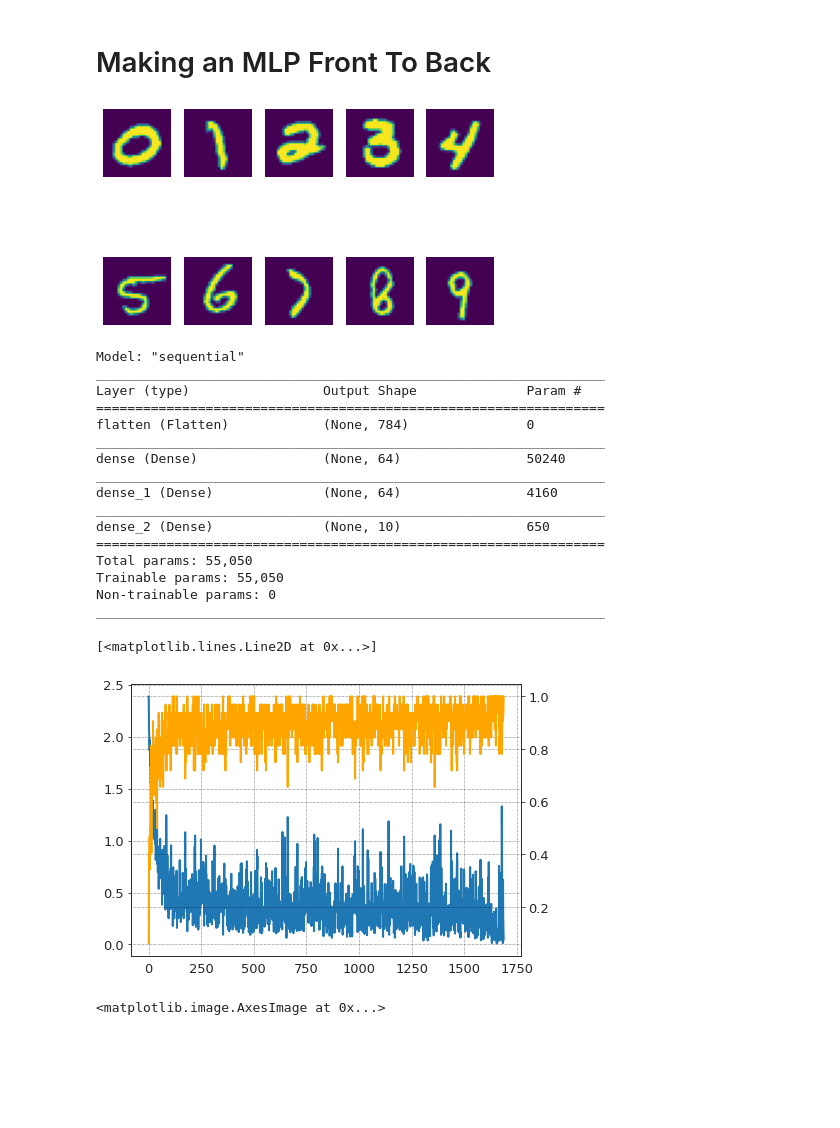
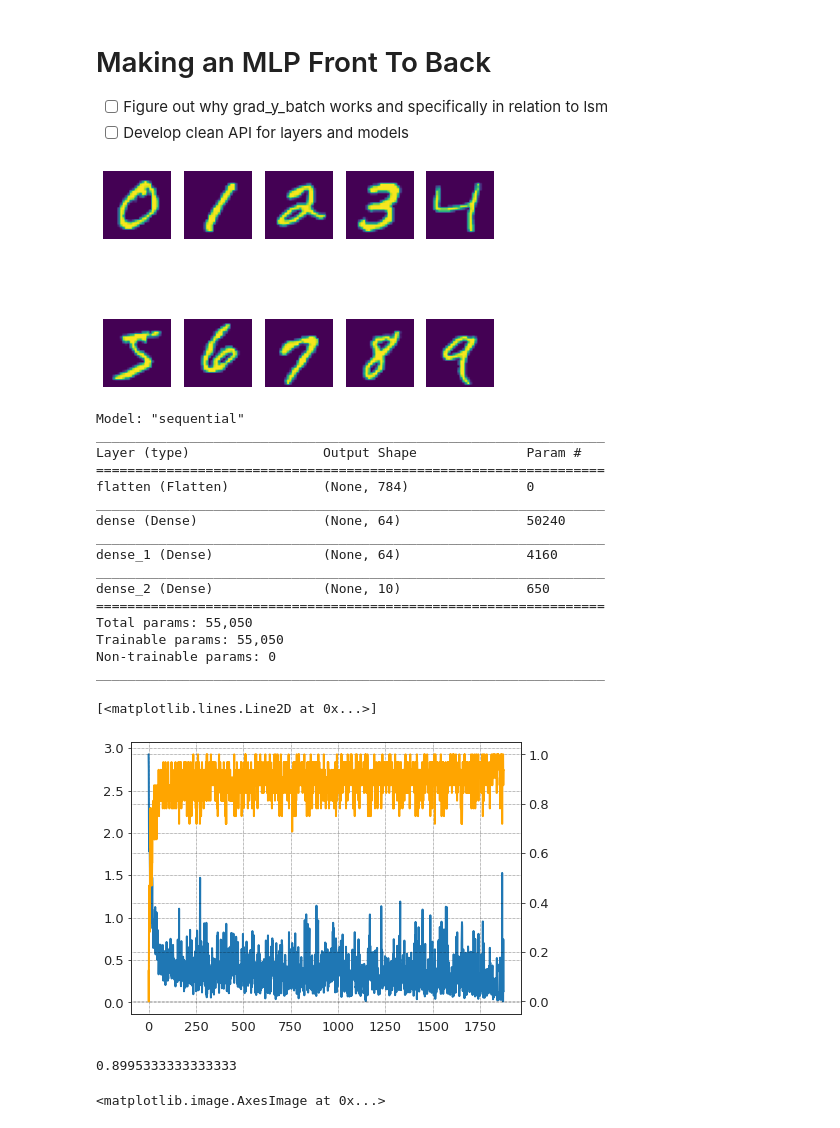
Before and after one commit to derekdhuynh/scratchnn, a Jupyter notebook: notebooks/01_mnist_mlp.ipynb, the cells around one changed output. Drawn from its saved outputs; the diff is of its cells as text; code cells hidden in the pictures; blank space fills up the shorter version.

Commit message:
cleaned code

```diff
--- a/notebooks/01_mnist_mlp.ipynb
+++ b/notebooks/01_mnist_mlp.ipynb
@@ -1,5 +1,8 @@
 # %% [markdown]
 # Making an MLP Front To Back
+
+* [ ] Figure out why grad_y_batch works and specifically in relation to lsm
+* [ ] Develop clean API for layers and models
 # %%
 import numpy as np
 import tqdm
@@ -59,10 +62,8 @@ np.set_printoptions(suppress=True)
 # %%
 # PLotting each of the ten digits
 (X_train, y_train), (X_test, y_test) = keras.datasets.mnist.load_data()
-X_val = X_train[:6000] / 255.
-y_val = y_train[:6000]
-X_train = X_train[6000:] / 255.
-y_train = y_train[6000:]
+X_train = (X_train / 255.).astype(np.float32)
+y_train = y_train
 
 fig, axes = plt.subplots(2, 5)
 axes = axes.ravel()
@@ -77,17 +78,18 @@ for digit, ax in zip(ten_digits, axes):
     ax.axis('off')
     ax.imshow(digit, cmap='viridis')
 # %% [output]
-[figure, old version]
+[figure, new version]
 # %%
 # Writing custom training loop
 K.clear_session()
+tf.random.set_seed(42)
 
 def make_model():
     model = keras.Sequential()
     model.add(keras.layers.Flatten(input_shape=X_train[0].shape))
-    model.add(keras.layers.Dense(64))
-    model.add(keras.layers.Dense(64))
-    model.add(keras.layers.Dense(10, activation='softmax'))
+    model.add(keras.layers.Dense(64, kernel_initializer='he_normal'))
+    model.add(keras.layers.Dense(64, kernel_initializer='he_normal'))
+    model.add(keras.layers.Dense(10, kernel_initializer='he_normal', activation='softmax'))
     return model
 
 # Batching dataset
@@ -114,6 +116,18 @@ optimizer = keras.optimizers.SGD(lr=0.05)
 mean_loss = keras.metrics.Mean()
 acc = keras.metrics.SparseCategoricalAccuracy(name='accuracy')
 
+@tf.function
+def compute_mnist_grad(model, loss_fn, X_batch, y_batch):
+    with tf.GradientTape() as tape:
+        y_pred = model(X_batch, training=True)
+        loss = loss_fn(y_batch, y_pred)
+
+    # finding gradients of loss function w.r.t model weights
+    grad = tape.gradient(loss, model.trainable_weights)
+    optimizer.apply_gradients(zip(grad, model.trainable_weights))
+
+    return loss, y_pred
+
 loss_plot = []
 acc_plot = []
 for epoch in range(1, epochs+1):
@@ -124,57 +138,51 @@ for epoch in range(1, epochs+1):
         desc=f'Epoch {epoch}/{epochs}:',
         total=steps
         )
-
     for X_batch, y_batch in pbar:
-        with tf.GradientTape() as tape:
-            y_pred = model(X_batch, training=True)
-            loss = loss_fn(y_batch, y_pred)
-
-        # finding gradients of loss function w.r.t model weights
-        grad = tape.gradient(loss, model.trainable_weights)
-        optimizer.apply_gradients(zip(grad, model.trainable_weights))
-
+        loss, y_pred = compute_mnist_grad(model, loss_fn, X_batch, y_batch)
         display_metrics = {}
 
         # Computing metrics
         accuracy = acc(y_batch, y_pred).numpy()
-        display_metrics['accuracy'] = metric_value
+        display_metrics['accuracy'] = accuracy
 
         loss_plot.append(loss)
         acc_plot.append(accuracy)
 
         # Adding to the mean loss
         mean_loss(loss)
         loss_value = mean_loss.result().numpy()
         display_metrics['loss'] = loss_value
         pbar.set_postfix(display_metrics)
-
         acc.reset_states()
-
     mean_loss.reset_states()
 
 plt.plot(loss_plot)
 plt.twinx()
 plt.plot(acc_plot, color='orange')
 # %% [output]
 Model: "sequential"
 _________________________________________________________________
 Layer (type)                 Output Shape              Param #
 =================================================================
 flatten (Flatten)            (None, 784)               0
 _________________________________________________________________
 dense (Dense)                (None, 64)                50240
 _________________________________________________________________
 dense_1 (Dense)              (None, 64)                4160
 _________________________________________________________________
 dense_2 (Dense)              (None, 10)                650
 =================================================================
 Total params: 55,050
 Trainable params: 55,050
 Non-trainable params: 0
 _________________________________________________________________
 [<matplotlib.lines.Line2D at 0x...>]
-[figure, old version]
+[figure, new version]
+# %%
+(np.argmax(model(X_train), axis=1) == y_train).sum() / y_train.shape[0]
+# %% [output]
+0.8995333333333333
 # %%
 # Visualzing weight matrix
 l1_w = model.layers[1].weights[0].numpy().T
```
Also changed, not shown: parts of 1 cell of this notebook.
